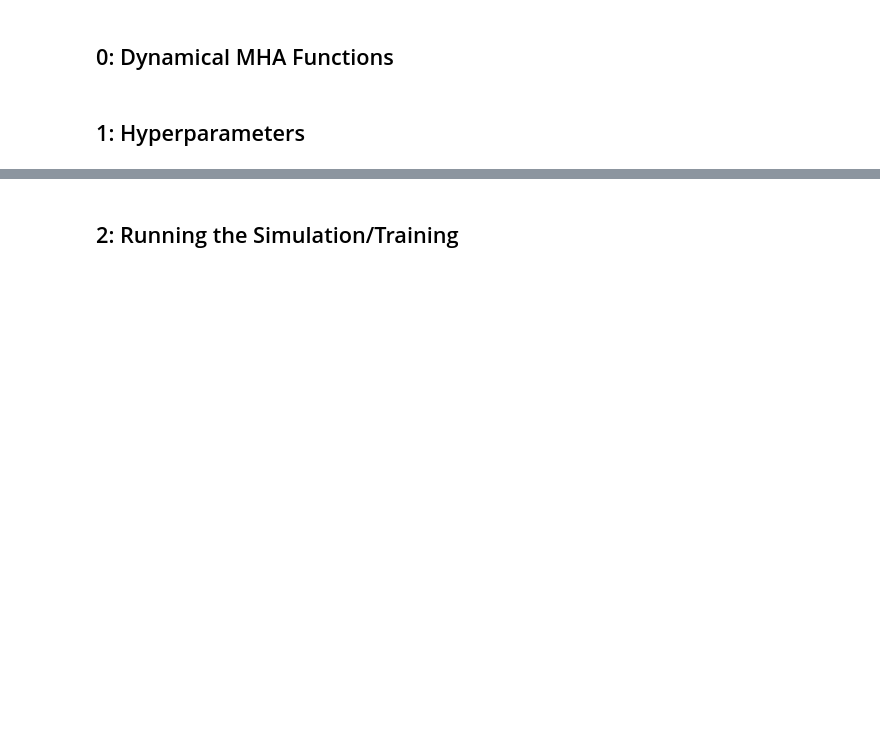
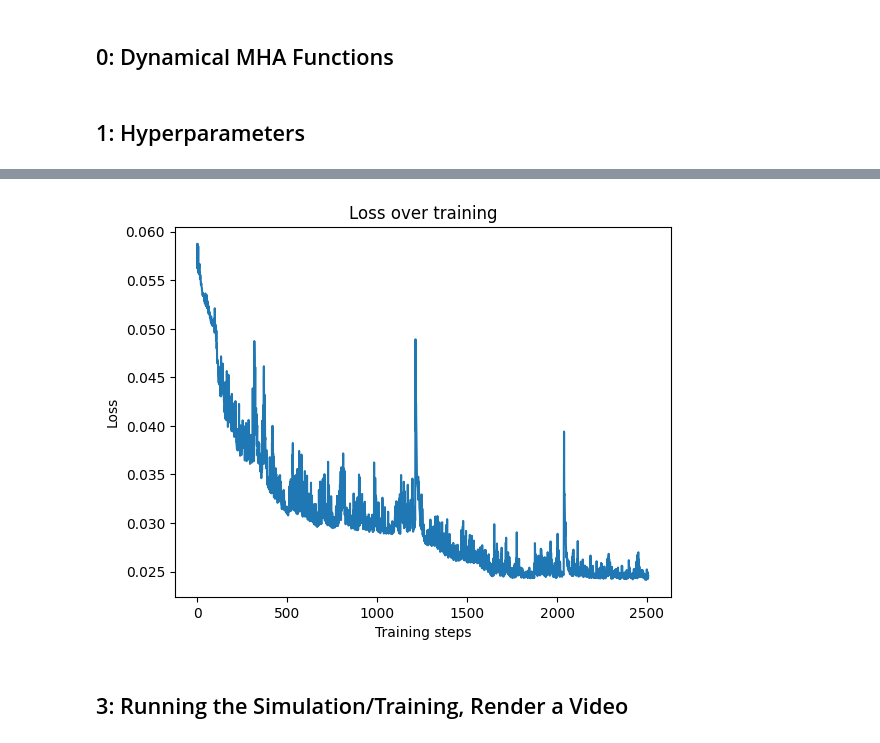
Before and after one commit to amanb2000/Transformer_Phase_Space, a Jupyter notebook: notebooks/Morphogenesis_MHA.ipynb, the cells around one changed output, grey strips where cells are left out. Cells and saved outputs as stored; diff of their text form; code cells hidden in the pictures; blank space fills up the shorter version.

```diff
--- a/notebooks/Morphogenesis_MHA.ipynb
+++ b/notebooks/Morphogenesis_MHA.ipynb
@@ -158,0 +179,9 @@ State matrix shape (N, batch, particle_state_dim):  torch.Size([200, 1, 40])
+# %%
+# make a transformer block with sequential multihead attention and feedforward layers
+transformer_block = nn.TransformerEncoderLayer(d_model=embed_dim, nhead=num_heads, dropout = dropout).to(DEVICE)
+transformer = nn.TransformerEncoder(transformer_block, num_layers=2).to(DEVICE)
+
+transformer_block(state_matrix).shape
+transformer(state_matrix).shape
+
+transformer_block = transformer
@@ -158,0 +233,9 @@ State matrix shape (N, batch, particle_state_dim):  torch.Size([200, 1, 40])
+# %%
+loss_period = 100
+learning_rate = 0.001
+n_train_steps = 2500
+
+# (100, 0.01, 200) -> 0.051ish loss
+# (100, 0.005, 200) -> 0.049ish
+# %%
+num_iters = 40
@@ -158,0 +313,9 @@ State matrix shape (N, batch, particle_state_dim):  torch.Size([200, 1, 40])
+# %%
+# loss plot
+plt.plot(losses)
+plt.title("Loss over training")
+plt.xlabel("Training steps")
+plt.ylabel("Loss")
+plt.show()
+# %% [output]
+[figure, added]
@@ -159,5 +324,5 @@ State matrix shape (N, batch, particle_state_dim):  torch.Size([200, 1, 40])
 # %% [markdown]
-## 2: Running the Simulation/Training
+## 3: Running the Simulation/Training, Render a Video
 # %%
 # reset output directory contents
 png_path = f'../figs/{fig_folder}/*.png'
```
Also changed, not shown: parts of 15 cells of this notebook.
